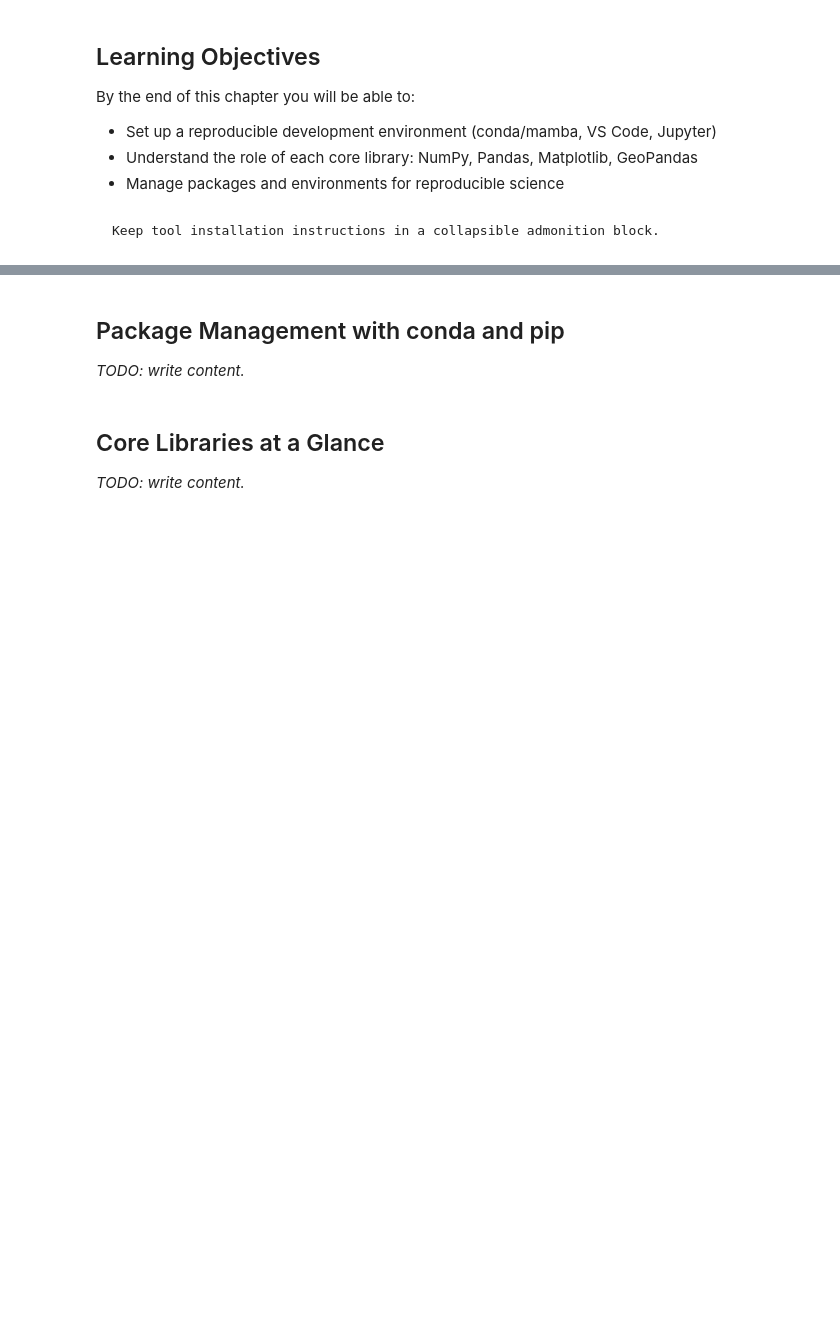
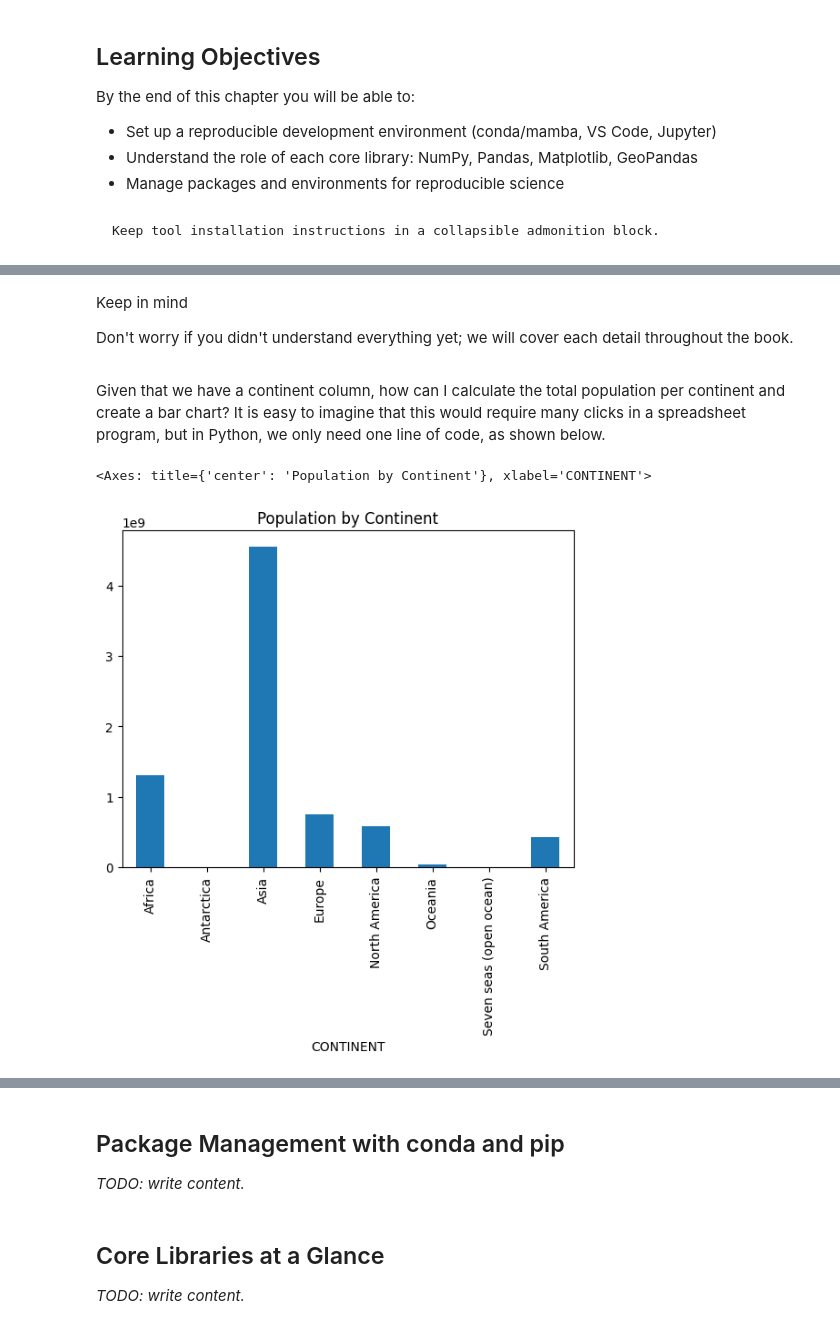
Before and after one commit to LambdaGeo/geospatial-modeling-python, a Jupyter notebook: docs/part1/ch01_ecosystem.ipynb, the cells around one changed output, grey strips where cells are left out. Saved outputs shown, nothing was run; the diff lists cells and outputs as text; code cells hidden in the pictures; blank space fills up the shorter version.

```diff
--- a/docs/part1/ch01_ecosystem.ipynb
+++ b/docs/part1/ch01_ecosystem.ipynb
@@ -85,0 +75,13 @@ Arquivo 'world_data.csv' salvo com sucesso!
+# %% [markdown]
+<div class="admonition info">
+<p class="admonition-title">Keep in mind</p>
+<p>Don't worry if you didn't understand everything yet; we will cover each detail throughout the book.</p>
+</div>
+# %% [markdown]
+Given that we have a continent column, how can I calculate the total population per continent and create a bar chart? It is easy to imagine that this would require many clicks in a spreadsheet program, but in Python, we only need one line of code, as shown below.
+# %%
+# Group by continent, sum the population, and plot a bar chart—all in one go!
+world.groupby('CONTINENT')['POP_EST'].sum().plot(kind='bar', title='Population by Continent')
+# %% [output]
+<Axes: title={'center': 'Population by Continent'}, xlabel='CONTINENT'>
+[figure, added]
```
Also changed, not shown: parts of 16 cells of this notebook, 3 other files.
